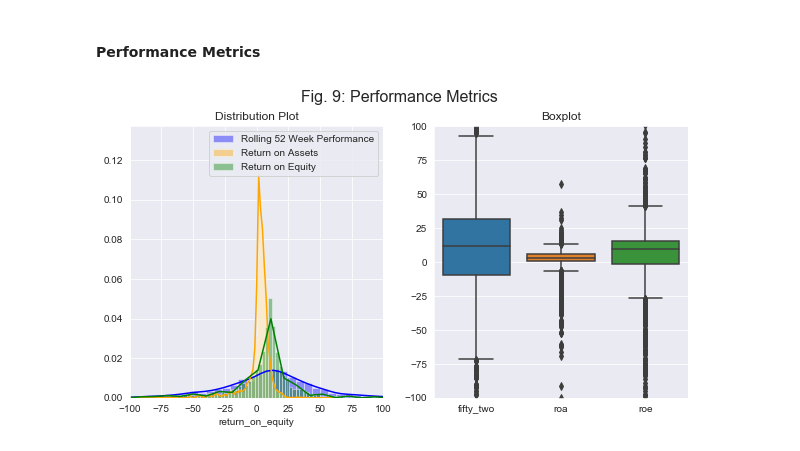
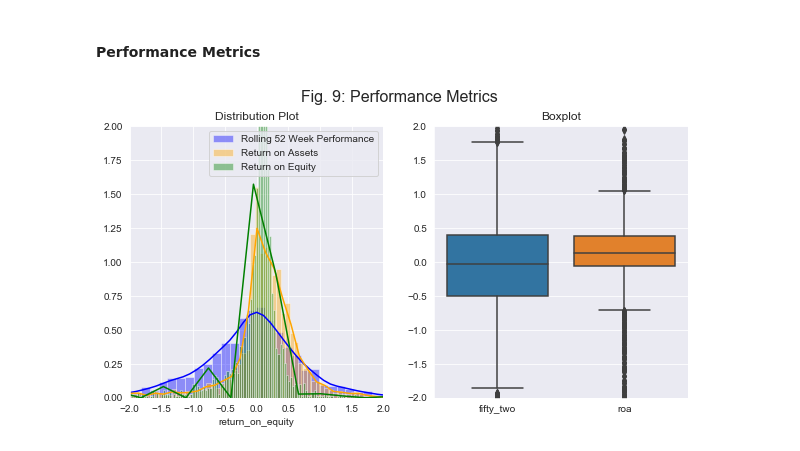
Before and after one commit to jprinfret/stock_classifier, a Jupyter notebook: exploratory_data_analysis.ipynb, the cells around one changed output. Cells and saved outputs as stored; diff of their text form; code cells hidden in the pictures.

```diff
--- a/exploratory_data_analysis.ipynb
+++ b/exploratory_data_analysis.ipynb
@@ -15,15 +17,18 @@ warnings.filterwarnings('ignore')
 # %%
 df = pd.read_csv('fundamental_data.csv')
 # %%
-df.drop('largest_institutional_owner', axis=1, inplace=True)
-
+# scale features so that ratios are no long decimals
 df['dividend_payout_ratio'] = df['dividend_payout_ratio']*100
 df['g_revenue'] = df['g_revenue']*100
 df['gross_margin'] = df['gross_margin_pct']*100
 df['ebitda_margin'] = df['ebitda_margin_pct']*100
 df['return_on_assets'] = df['return_on_assets']*100
 df['return_on_equity'] = df['return_on_equity']*100
+df['fifty_two'] = df['52_week_delta'].map(lambda x: float(x))
+
+# drop columns that are no longer needed
+df.drop(['52_week_delta', 'ticker', 'company_name', 'gross_margin_pct', 'ebitda_margin_pct', 'largest_institutional_owner'], axis=1, inplace=True)
 
 print(df.shape)
-df.head()
+df.head(10)
 # %% [output]
@@ -89,2 +107,0 @@ memory usage: 312.8+ KB
-# %%
-df['52_week_delta'] = df['52_week_delta'].map(lambda x: float(x))
@@ -531,7 +519,7 @@ ax2.set_title('Boxplot');
 # %% [markdown]
 #### Performance Metrics
 # %%
-fifty_two = df['52_week_delta'].tolist()
+fifty_two = df['fifty_two'].tolist()
 roa = df['return_on_assets'].tolist()
 roe = df['return_on_equity'].tolist()
 
@@ -546,11 +534,11 @@ performance_metrics = [
     {
         'type' : 'roa',
         'data' : roa
-    },
-    {
-        'type' : 'roe',
-        'data' : roe
     }
+#     {
+#         'type' : 'roe',
+#         'data' : roe
+#     }
 ]
 
 for performance_metric in performance_metrics:
@@ -560,21 +548,22 @@ for performance_metric in performance_metrics:
 # %%
 fig = plt.figure(figsize=(10,5));
 fig.suptitle('Fig. 9: Performance Metrics', fontsize=16)
 
 ax1 = fig.add_subplot(121);
-sns.distplot(df['52_week_delta'], bins='auto', color='b', ax=ax1, label='Rolling 52 Week Performance');
+sns.distplot(df['fifty_two'], bins='auto', color='b', ax=ax1, label='Rolling 52 Week Performance');
 sns.distplot(df['return_on_assets'], bins='auto', color='orange', ax=ax1, label='Return on Assets');
 sns.distplot(df['return_on_equity'], bins='auto', color='green', ax=ax1, label='Return on Equity');
 ax1.set_title('Distribution Plot');
+ax1.set_ylim(0, 2)
+ax1.set_xlim(-2, 2)
 ax1.legend();
-ax1.set_xlim(-100,100);
 
 ax2 = fig.add_subplot(122);
 sns.boxplot(x, y, orient='v', ax=ax2);
 ax2.set_title('Boxplot');
-ax2.set_ylim(-100,100);
+ax2.set_ylim(-2, 2);
 # %% [output]
-[figure, old version]
+[figure, new version]
 # %%
 # save dataframe to csv
 df.to_csv('final_fundamental_data.csv', index=False)
```
Also changed, not shown: parts of 36 cells of this notebook, 5 other files.
